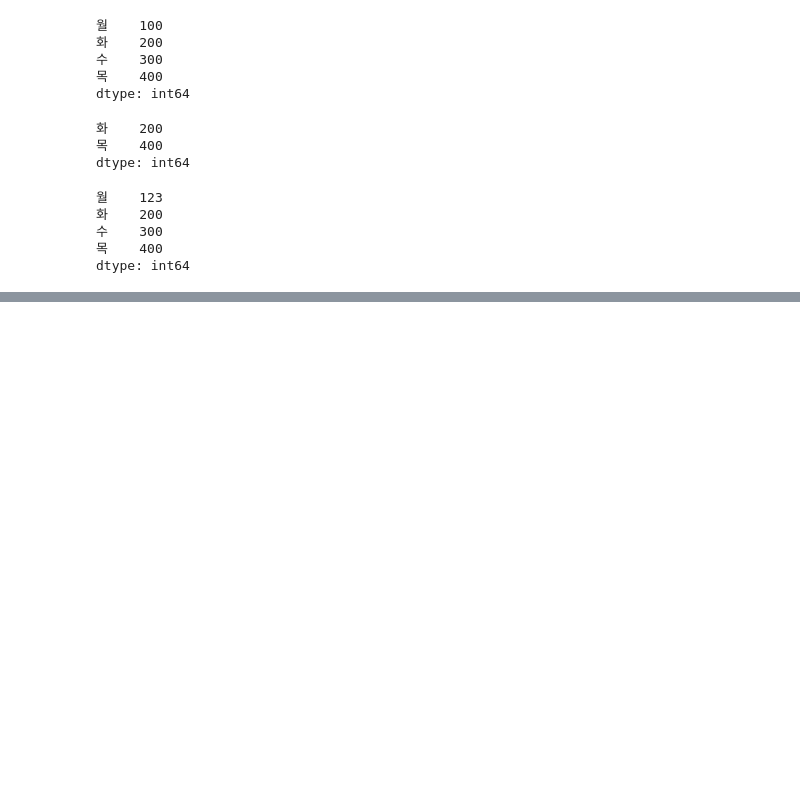
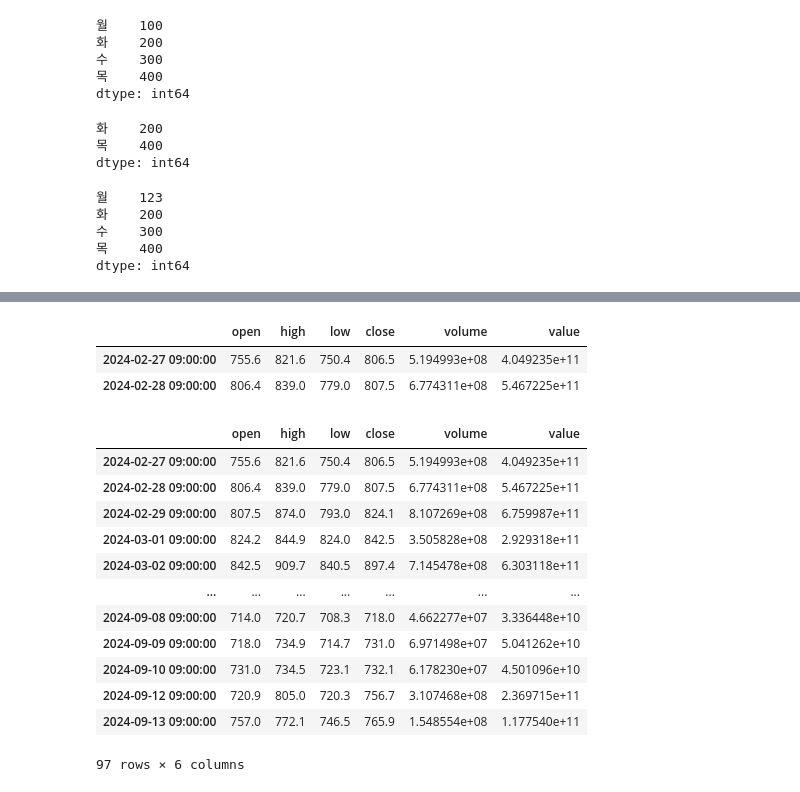
Before and after one commit to r-u-5k/StudyPython, a Jupyter notebook: study_pandas.ipynb, the cells around one changed output, grey strips where cells are left out. Cells and saved outputs as stored; diff of their text form; code cells hidden in the pictures; blank space fills up the shorter version.

```diff
--- a/study_pandas.ipynb
+++ b/study_pandas.ipynb
@@ -426,0 +407,3 @@ print(df)
+# %%
+cond = df['close'] > df['open']
+cond
@@ -426,0 +423,22 @@ print(df)
+# %%
+df.head(n=2)
+# %% [output]
+|  | open | high | low | close | volume | value |
+| 2024-02-27 09:00:00 | 755.6 | 821.6 | 750.4 | 806.5 | 5.194993e+08 | 4.049235e+11 |
+| 2024-02-28 09:00:00 | 806.4 | 839.0 | 779.0 | 807.5 | 6.774311e+08 | 5.467225e+11 |
+# %%
+df[cond] # True인 로우만 필터링
+# %% [output]
+|  | open | high | low | close | volume | value |
+| 2024-02-27 09:00:00 | 755.6 | 821.6 | 750.4 | 806.5 | 5.194993e+08 | 4.049235e+11 |
+| 2024-02-28 09:00:00 | 806.4 | 839.0 | 779.0 | 807.5 | 6.774311e+08 | 5.467225e+11 |
+| 2024-02-29 09:00:00 | 807.5 | 874.0 | 793.0 | 824.1 | 8.107269e+08 | 6.759987e+11 |
+| 2024-03-01 09:00:00 | 824.2 | 844.9 | 824.0 | 842.5 | 3.505828e+08 | 2.929318e+11 |
+| 2024-03-02 09:00:00 | 842.5 | 909.7 | 840.5 | 897.4 | 7.145478e+08 | 6.303118e+11 |
+| ... | ... | ... | ... | ... | ... | ... |
+| 2024-09-08 09:00:00 | 714.0 | 720.7 | 708.3 | 718.0 | 4.662277e+07 | 3.336448e+10 |
+| 2024-09-09 09:00:00 | 718.0 | 734.9 | 714.7 | 731.0 | 6.971498e+07 | 5.041262e+10 |
+| 2024-09-10 09:00:00 | 731.0 | 734.5 | 723.1 | 732.1 | 6.178230e+07 | 4.501096e+10 |
+| 2024-09-12 09:00:00 | 720.9 | 805.0 | 720.3 | 756.7 | 3.107468e+08 | 2.369715e+11 |
+| 2024-09-13 09:00:00 | 757.0 | 772.1 | 746.5 | 765.9 | 1.548554e+08 | 1.177540e+11 |
+97 rows × 6 columns
```
Also changed, not shown: parts of 32 cells of this notebook.
